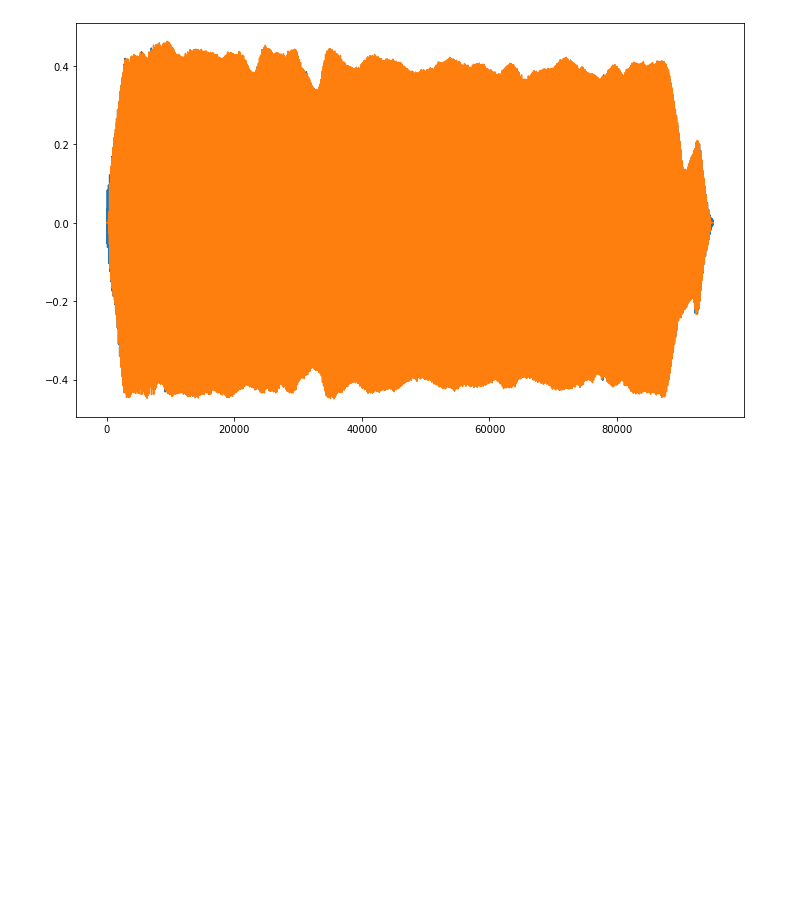
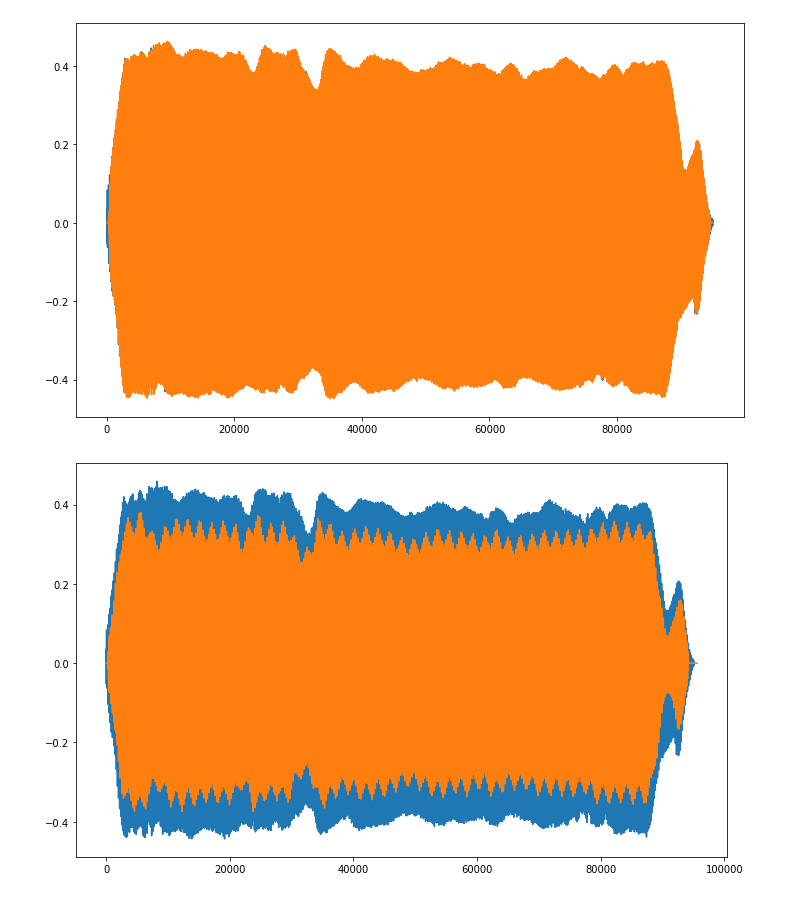
Before and after one commit to gbfelgas/coe780-topics-in-audio-signal-processing, a Jupyter notebook: chap10/testing.ipynb, the cells around one changed output. Drawn from its saved outputs; the diff is of its cells as text; code cells hidden in the pictures; blank space fills up the shorter version.

Commit message:
feat: add harmonicmodel, needs adjustments

```diff
--- a/chap10/testing.ipynb
+++ b/chap10/testing.ipynb
@@ -8,6 +10,11 @@ from sinemodel import sinemodel
 # %%
 N = 1024
 t = -60
+nH = 20
+minf0 = 10
+maxf0 = 4096
+f0et = 5
+maxhd = 2
 filename = 'violin-B3'
-DAFx_in, FS = sf.read(f'audios/{filename}.wav')
+DAFx_in, fs = sf.read(f'audios/{filename}.wav')
 window = signal.windows.hann(N, sym=False)
@@ -23,3 +35,15 @@ plt.plot(DAFx_out)
 plt.tight_layout()
 # %% [output]
 [figure]
+# %%
+DAFx_out_harmonicmodel = harmonicmodel(DAFx_in, fs, window, N, t, nH, minf0, maxf0, f0et, maxhd)
+sf.write(f'audios/{filename}_harmonicmodel.wav', DAFx_out_harmonicmodel, fs)
+# %%
+plt.figure(figsize=(10, 6))
+# plt.subplot(121)
+plt.plot(DAFx_in)
+# plt.subplot(122)
+plt.plot(DAFx_out_harmonicmodel)
+plt.tight_layout()
+# %% [output]
+[figure, added]
```
Also changed, not shown: parts of 4 cells of this notebook, 1 other file.
